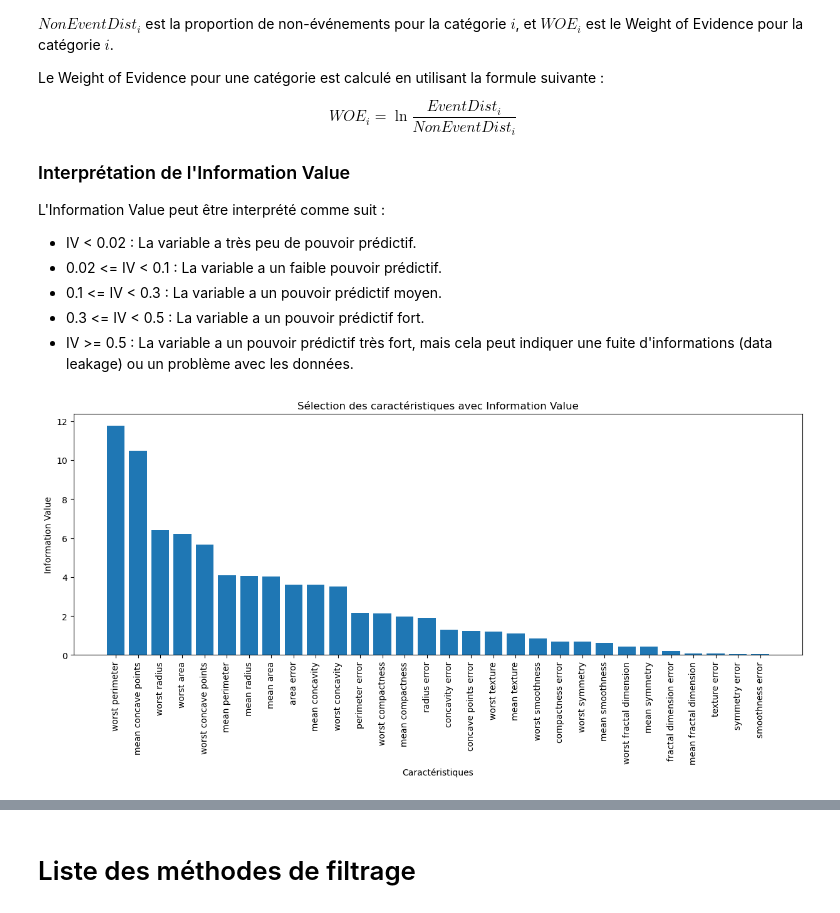
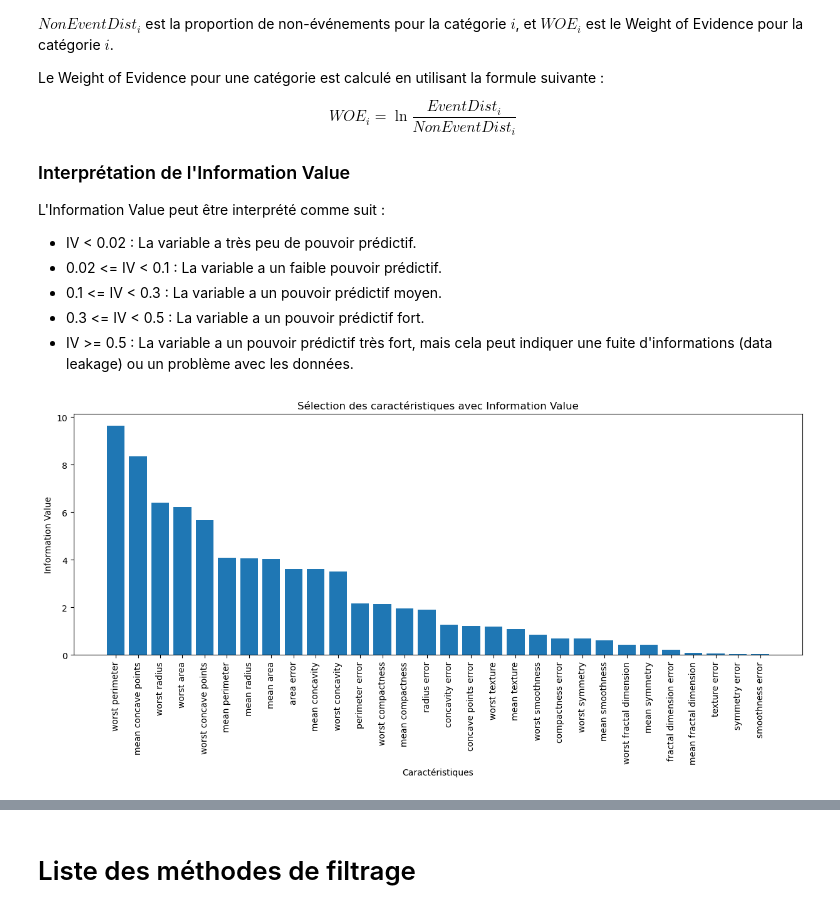
Before and after one commit to LeCoinStat/100JoursDeML, a Jupyter notebook: 04_Selection_Features/Selection_Features.ipynb, the cells around one changed output, grey strips where cells are left out. Cells and saved outputs as stored; diff of their text form; code cells hidden in the pictures.

```diff
--- a/04_Selection_Features/Selection_Features.ipynb
+++ b/04_Selection_Features/Selection_Features.ipynb
@@ -455,24 +443,0 @@ def information_value(x, y, epsilon=1e-6):
-# %%
-# Charger la base de données Breast Cancer
-data = load_breast_cancer()
-X, y = data.data, data.target
-columns = data.feature_names
-
-# Discrétiser les colonnes
-discretizer = KBinsDiscretizer(n_bins=4, encode='ordinal', strategy='quantile')
-X_discrete = discretizer.fit_transform(X)
-
-# Calculer l'Information Value pour chaque caractéristique
-iv_scores = np.array([information_value(X_discrete[:, i], y) for i in range(X_discrete.shape[1])])
-sorted_indices = np.argsort(iv_scores)[::-1]
-
-# Afficher la courbe des scores d'Information Value
-plt.figure(figsize=(15, 5))
-plt.bar(x=columns[sorted_indices], height=iv_scores[sorted_indices])
-plt.xticks(rotation=90)
-plt.xlabel('Caractéristiques')
-plt.ylabel("Information Value")
-plt.title('Sélection des caractéristiques avec Information Value')
-plt.show()
-# %% [output]
-[figure, removed]
@@ -478,0 +470,27 @@ plt.show()
+# %%
+
+# Créer un DataFrame avec les caractéristiques et la variable cible
+df = pd.DataFrame(X, columns=columns)
+df['target'] = y
+
+# Discrétiser les colonnes
+discretizer = KBinsDiscretizer(n_bins=4, encode='ordinal', strategy='quantile')
+X_discrete = discretizer.fit_transform(df[columns])
+
+# Mettre à jour le DataFrame avec les colonnes discrétisées
+df[columns] = X_discrete
+
+# Calculer l'Information Value pour chaque caractéristique
+iv_scores = np.array([calc_iv(df, column, 'target') for column in columns])
+sorted_indices = np.argsort(iv_scores)[::-1]
+
+# Afficher la courbe des scores d'Information Value
+plt.figure(figsize=(15, 5))
+plt.bar(x=columns[sorted_indices], height=iv_scores[sorted_indices])
+plt.xticks(rotation=90)
+plt.xlabel('Caractéristiques')
+plt.ylabel("Information Value")
+plt.title('Sélection des caractéristiques avec Information Value')
+plt.show()
+# %% [output]
+[figure, added]
```
Also changed, not shown: parts of 7 cells of this notebook, 1 other file.
